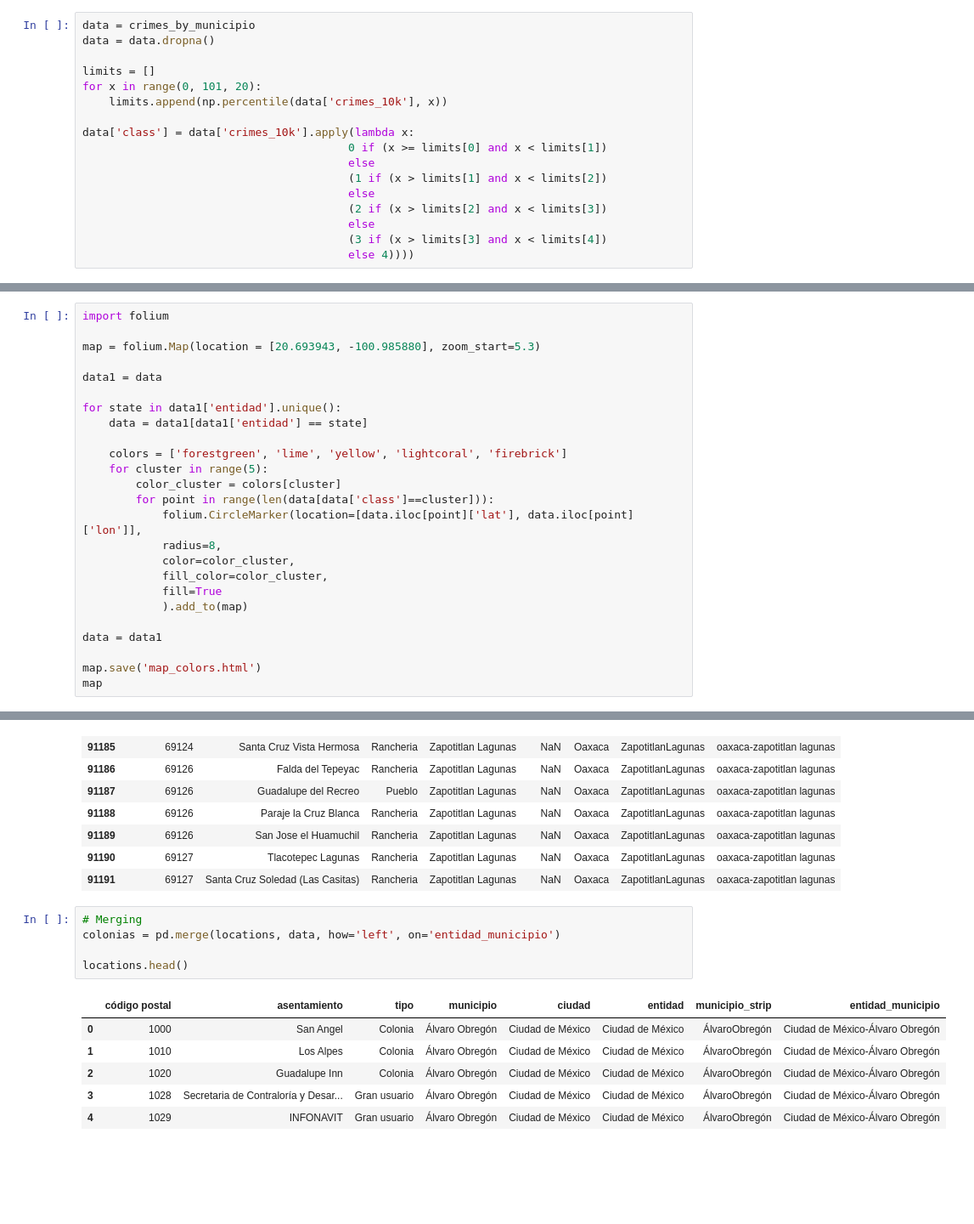
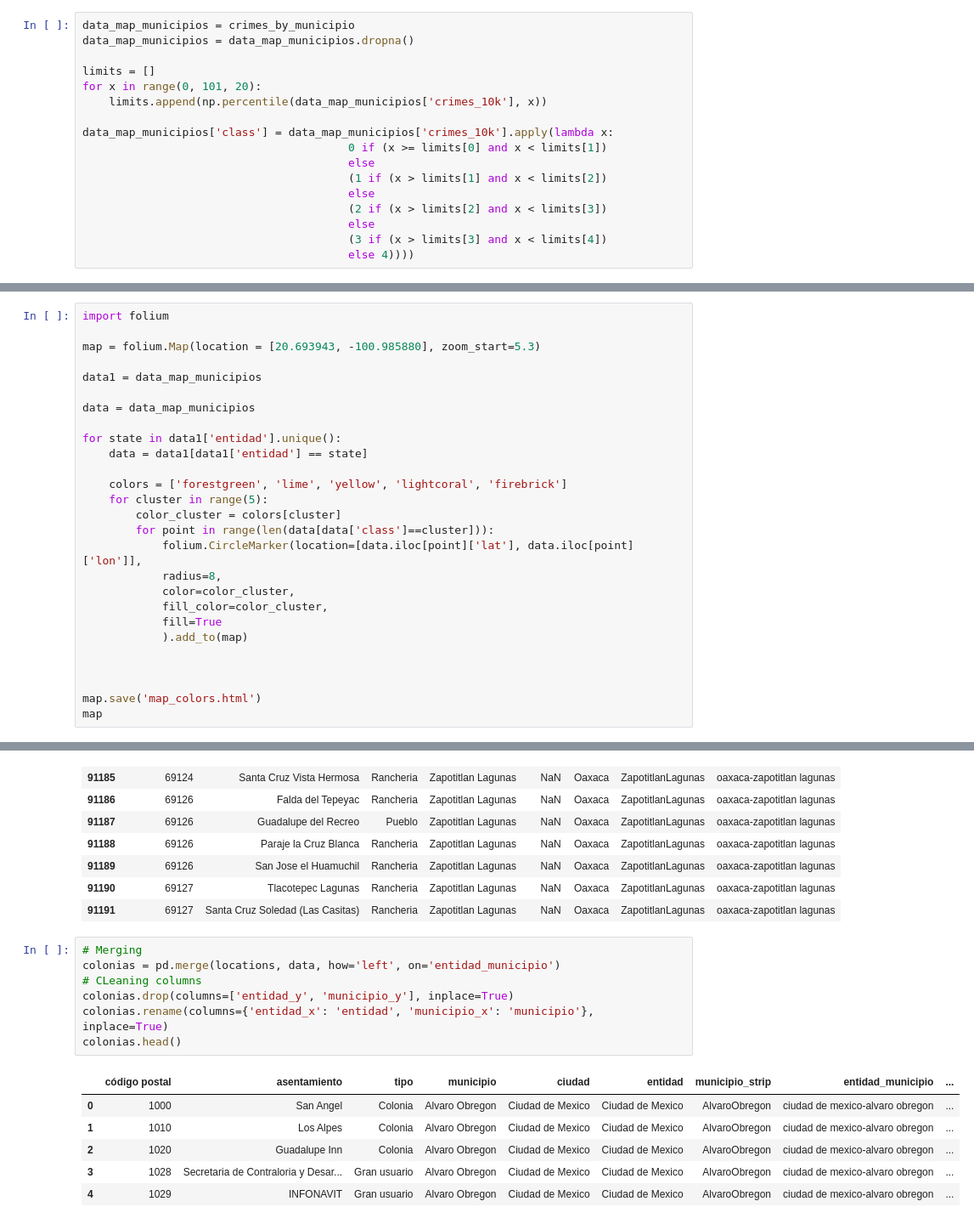
Before and after one commit to kevinmiguel97/Criminality-Analysis-Mexico, a Jupyter notebook: Crime_analysis.ipynb, the cells around one changed output, grey strips where cells are left out. Shown at 85% size. Cells and saved outputs as stored; diff of their text form; blank space fills up the shorter version.

Commit message:
Map by colonia

```diff
--- a/Crime_analysis.ipynb
+++ b/Crime_analysis.ipynb
@@ -719,14 +719,14 @@ crimes_by_municipio
 # %% [markdown]
 #### Creating scales
 # %%
-data = crimes_by_municipio
-data = data.dropna()
+data_map_municipios = crimes_by_municipio
+data_map_municipios = data_map_municipios.dropna()
 
 limits = []
 for x in range(0, 101, 20):
-    limits.append(np.percentile(data['crimes_10k'], x))
+    limits.append(np.percentile(data_map_municipios['crimes_10k'], x))
 
-data['class'] = data['crimes_10k'].apply(lambda x:
+data_map_municipios['class'] = data_map_municipios['crimes_10k'].apply(lambda x:
                                         0 if (x >= limits[0] and x < limits[1])
                                         else
                                         (1 if (x > limits[1] and x < limits[2])
@@ -757,7 +757,9 @@ import folium
 
 map = folium.Map(location = [20.693943, -100.985880], zoom_start=5.3)
 
-data1 = data
+data1 = data_map_municipios
+
+data = data_map_municipios
 
 for state in data1['entidad'].unique():
     data = data1[data1['entidad'] == state]
@@ -773,7 +775,7 @@ for state in data1['entidad'].unique():
             fill=True
             ).add_to(map)
 
-data = data1
+
 
 map.save('map_colors.html')
 map
@@ -1048,12 +1050,14 @@ locations[locations['entidad_municipio'].str.contains('oaxaca-zapotitlan')]
 # %%
 # Merging
 colonias = pd.merge(locations, data, how='left', on='entidad_municipio')
-
-locations.head()
+# CLeaning columns
+colonias.drop(columns=['entidad_y', 'municipio_y'], inplace=True)
+colonias.rename(columns={'entidad_x': 'entidad', 'municipio_x': 'municipio'}, inplace=True)
+colonias.head()
 # %% [output]
-|  | código postal | asentamiento | tipo | municipio | ciudad | entidad | municipio_strip | entidad_municipio |
-| 0 | 1000 | San Angel | Colonia | Álvaro Obregón | Ciudad de México | Ciudad de México | ÁlvaroObregón | Ciudad de México-Álvaro Obregón |
-| 1 | 1010 | Los Alpes | Colonia | Álvaro Obregón | Ciudad de México | Ciudad de México | ÁlvaroObregón | Ciudad de México-Álvaro Obregón |
-| 2 | 1020 | Guadalupe Inn | Colonia | Álvaro Obregón | Ciudad de México | Ciudad de México | ÁlvaroObregón | Ciudad de México-Álvaro Obregón |
-| 3 | 1028 | Secretaria de Contraloría y Desar... | Gran usuario | Álvaro Obregón | Ciudad de México | Ciudad de México | ÁlvaroObregón | Ciudad de México-Álvaro Obregón |
-| 4 | 1029 | INFONAVIT | Gran usuario | Álvaro Obregón | Ciudad de México | Ciudad de México | ÁlvaroObregón | Ciudad de México-Álvaro Obregón |
+|  | código postal | asentamiento | tipo | municipio | ciudad | entidad | municipio_strip | entidad_municipio | ... |
+| 0 | 1000 | San Angel | Colonia | Alvaro Obregon | Ciudad de Mexico | Ciudad de Mexico | AlvaroObregon | ciudad de mexico-alvaro obregon | ... |
+| 1 | 1010 | Los Alpes | Colonia | Alvaro Obregon | Ciudad de Mexico | Ciudad de Mexico | AlvaroObregon | ciudad de mexico-alvaro obregon | ... |
+| 2 | 1020 | Guadalupe Inn | Colonia | Alvaro Obregon | Ciudad de Mexico | Ciudad de Mexico | AlvaroObregon | ciudad de mexico-alvaro obregon | ... |
+| 3 | 1028 | Secretaria de Contraloria y Desar... | Gran usuario | Alvaro Obregon | Ciudad de Mexico | Ciudad de Mexico | AlvaroObregon | ciudad de mexico-alvaro obregon | ... |
+| 4 | 1029 | INFONAVIT | Gran usuario | Alvaro Obregon | Ciudad de Mexico | Ciudad de Mexico | AlvaroObregon | ciudad de mexico-alvaro obregon | ... |
```
Also changed, not shown: parts of 13 cells of this notebook, 3 other files.
